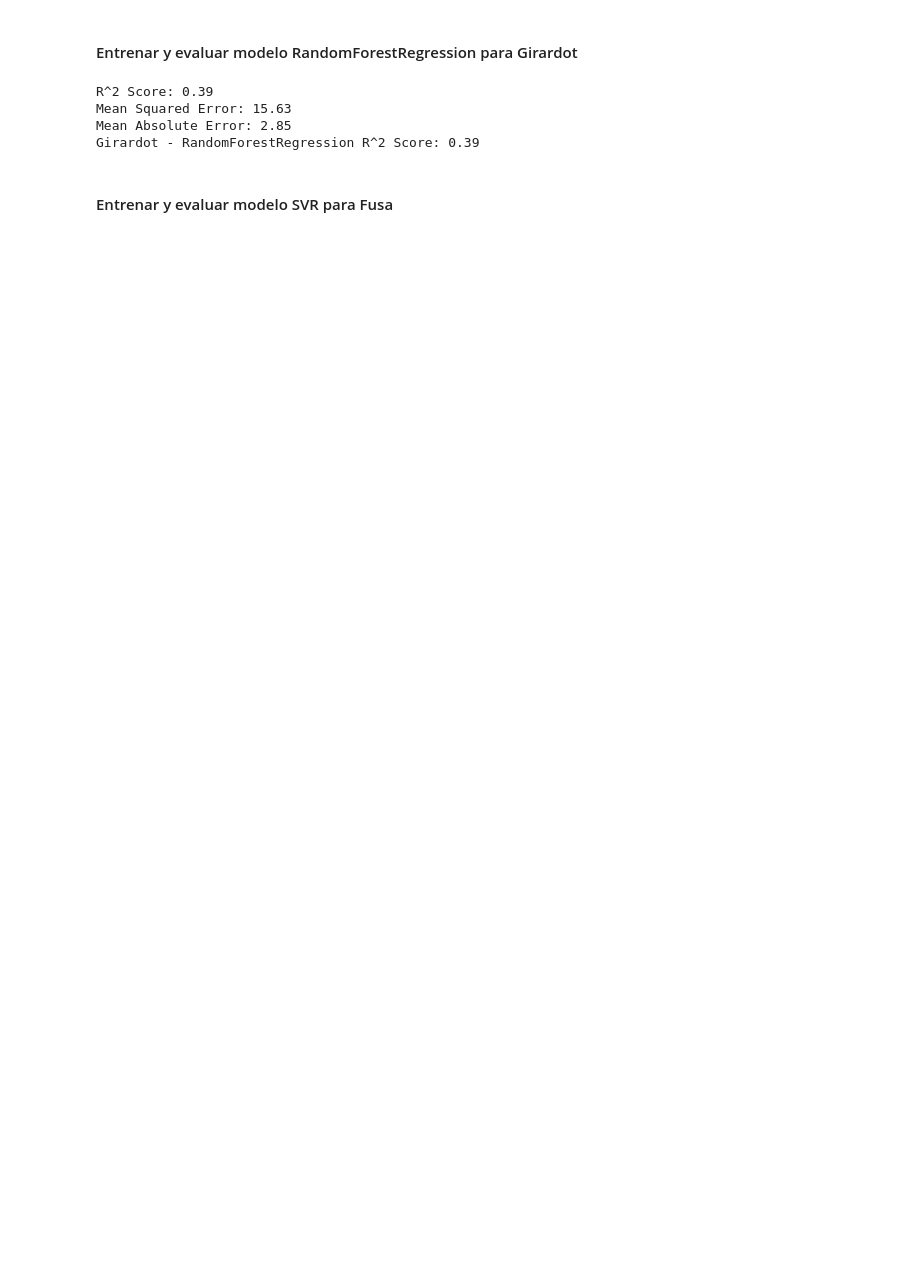
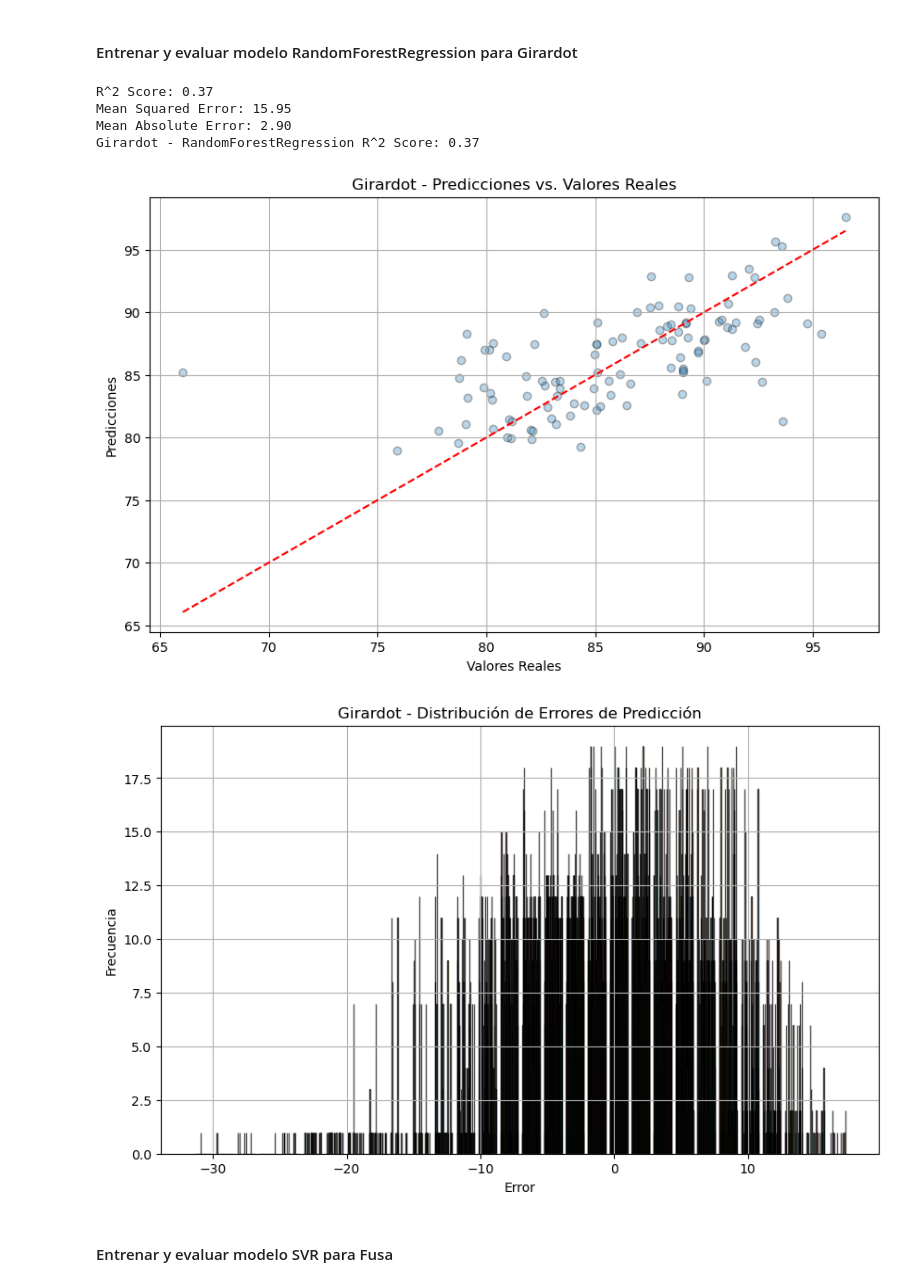
Before and after one commit to didi-gg/formar-innovar, a Jupyter notebook: notebooks/calificaciones_crisp_fase_3.ipynb, the cells around one changed output. Saved outputs shown, nothing was run; the diff lists cells and outputs as text; code cells hidden in the pictures; blank space fills up the shorter version.

```diff
--- a/notebooks/calificaciones_crisp_fase_3.ipynb
+++ b/notebooks/calificaciones_crisp_fase_3.ipynb
@@ -184,12 +185,14 @@ Fusagasugá - RandomForestRegression R^2 Score: 0.53
 # %%
 model_g, score_g, y_test_g, y_pred_g = train_evaluate_random_forest_r(X_girardot, y_girardot)
 print(f'Girardot - RandomForestRegression R^2 Score: {score_g:.2f}')
-#plot_results(y_test_g, y_pred_g, 'Girardot')
+plot_results(y_test_g, y_pred_g, 'Girardot')
 # %% [output]
-R^2 Score: 0.39
-Mean Squared Error: 15.63
-Mean Absolute Error: 2.85
-Girardot - RandomForestRegression R^2 Score: 0.39
+R^2 Score: 0.37
+Mean Squared Error: 15.95
+Mean Absolute Error: 2.90
+Girardot - RandomForestRegression R^2 Score: 0.37
+[figure, added]
+[figure, added]
 # %% [markdown]
 #### Entrenar y evaluar modelo SVR para Fusa
 # %%
```
Also changed, not shown: parts of 11 cells of this notebook.
